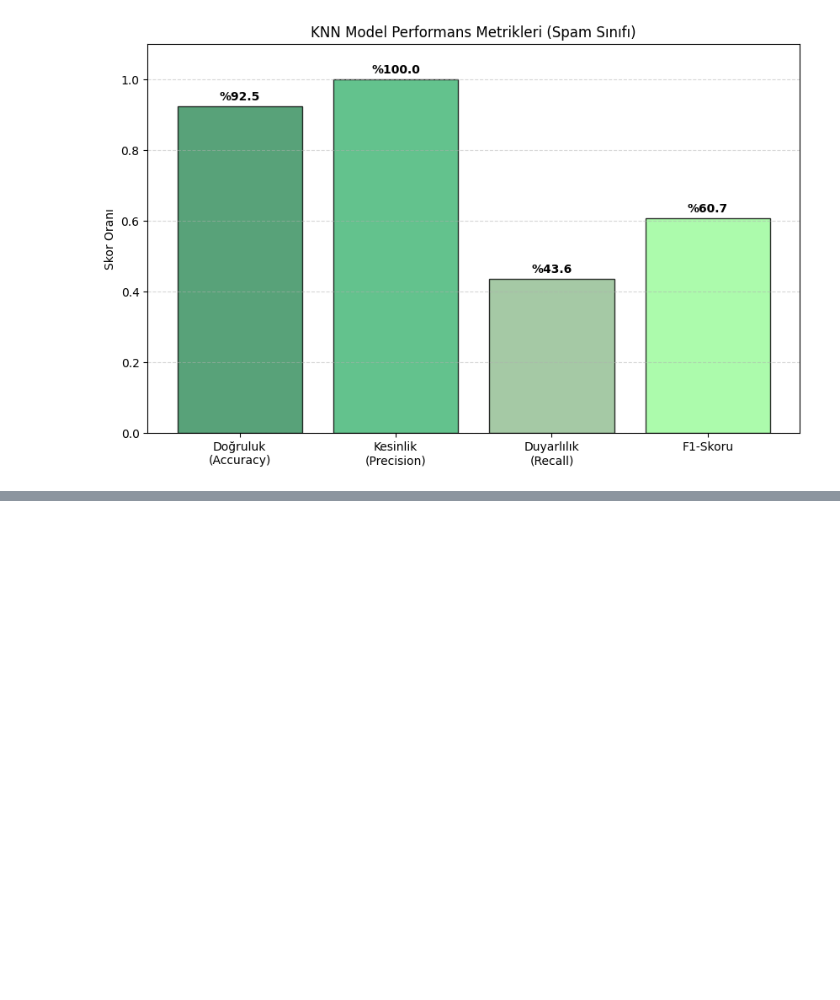
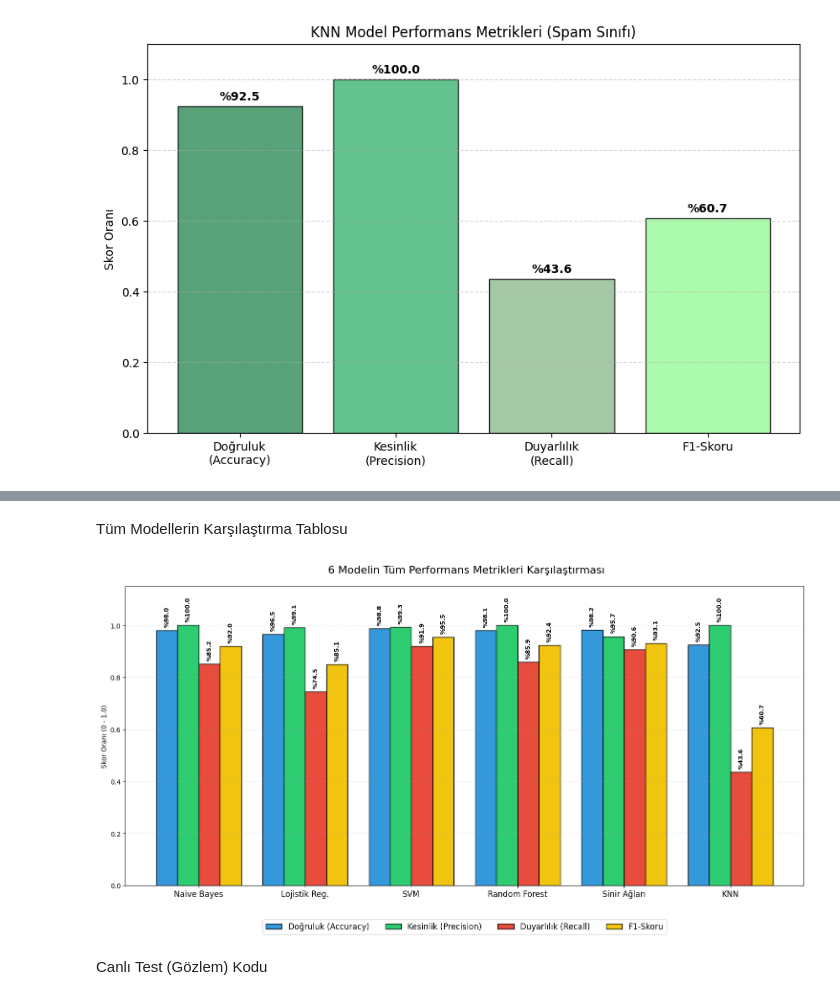
Before and after one commit to zeynepbykn/SMS_Spam_Tespiti_Proje, a Jupyter notebook: SMS_spam_veriBilimi_proje.ipynb, the cells around one changed output, grey strips where cells are left out. Drawn from its saved outputs; the diff is of its cells as text; code cells hidden in the pictures; blank space fills up the shorter version.

```diff
--- a/SMS_spam_veriBilimi_proje.ipynb
+++ b/SMS_spam_veriBilimi_proje.ipynb
@@ -511,0 +566,60 @@ plt.show()
+# %% [markdown]
+Tüm Modellerin Karşılaştırma Tablosu
+# %%
+import matplotlib.pyplot as plt
+import numpy as np
+import pandas as pd
+from sklearn.metrics import accuracy_score, precision_score, recall_score, f1_score
+
+# Modellerin ve tahmin değişkenlerinin listesi
+modeller = ['Naive Bayes', 'Lojistik Reg.', 'SVM', 'Random Forest', 'Sinir Ağları', 'KNN']
+tahminler = [y_pred, y_pred_log, y_pred_svm, y_pred_rf, y_pred_mlp, y_pred_knn]
+
+# Metrikleri hesaplayıp listelere dolduralım
+acc_list = [accuracy_score(y_test, p) for p in tahminler]
+prec_list = [precision_score(y_test, p) for p in tahminler]
+rec_list = [recall_score(y_test, p) for p in tahminler]
+f1_list = [f1_score(y_test, p) for p in tahminler]
+
+# Grafik hazırlıkları
+x = np.arange(len(modeller))  # Modellerin yerleri
+width = 0.2  # Her bir çubuğun genişliği
+
+fig, ax = plt.subplots(figsize=(15, 8))
+
+# 4 farklı çubuğu çiziyoruz
+rects1 = ax.bar(x - 1.5*width, acc_list, width, label='Doğruluk (Accuracy)', color='#3498db', edgecolor='black')
+rects2 = ax.bar(x - 0.5*width, prec_list, width, label='Kesinlik (Precision)', color='#2ecc71', edgecolor='black')
+rects3 = ax.bar(x + 0.5*width, rec_list, width, label='Duyarlılık (Recall)', color='#e74c3c', edgecolor='black')
+rects4 = ax.bar(x + 1.5*width, f1_list, width, label='F1-Skoru', color='#f1c40f', edgecolor='black')
+
+# Başlıklar ve estetik ayarlar
+ax.set_ylabel('Skor Oranı (0 - 1.0)')
+ax.set_title(' 6 Modelin Tüm Performans Metrikleri Karşılaştırması', fontsize=16, pad=20)
+ax.set_xticks(x)
+ax.set_xticklabels(modeller, fontsize=12)
+ax.legend(loc='upper center', bbox_to_anchor=(0.5, -0.1), ncol=4, fontsize=12)
+ax.set_ylim(0, 1.15) # Üstten biraz boşluk bırakalım
+
+# Çubukların üzerine değerleri yazdıran fonksiyon
+def autolabel(rects):
+    for rect in rects:
+        height = rect.get_height()
+        ax.annotate(f'%{height*100:.1f}',
+                    xy=(rect.get_x() + rect.get_width() / 2, height),
+                    xytext=(0, 5),  # 5 birim yukarıda yaz
+                    textcoords="offset points",
+                    ha='center', va='bottom', fontsize=9, fontweight='bold', rotation=90)
+
+autolabel(rects1)
+autolabel(rects2)
+autolabel(rects3)
+autolabel(rects4)
+
+plt.grid(axis='y', linestyle='--', alpha=0.3)
+plt.tight_layout()
+plt.show()
+# %% [output]
+[figure, added]
+# %% [markdown]
+Canlı Test (Gözlem) Kodu
```
Also changed, not shown: parts of 9 cells of this notebook.
